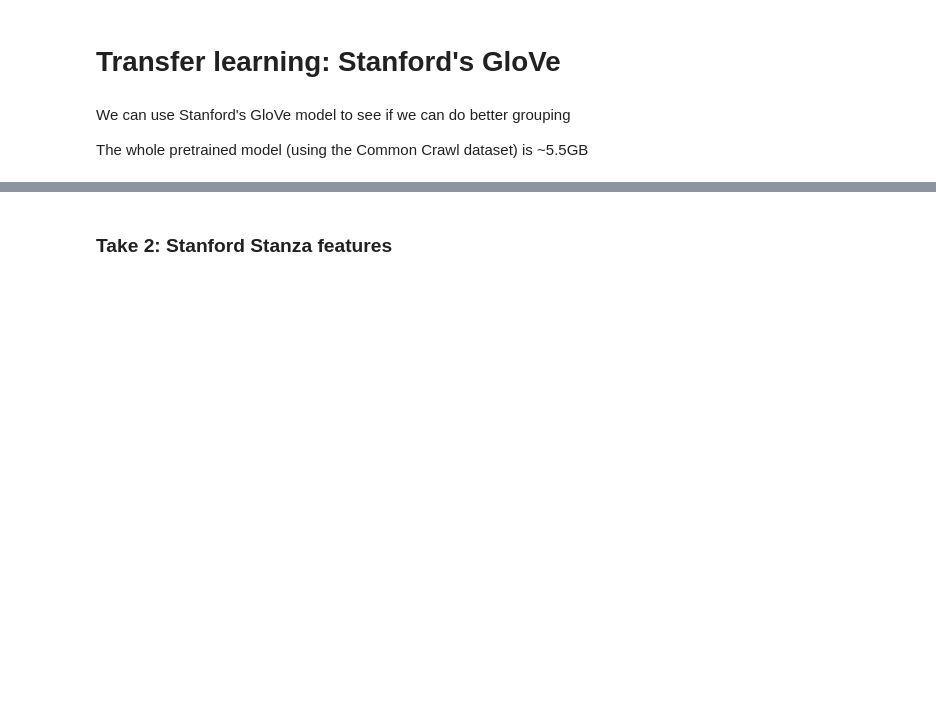
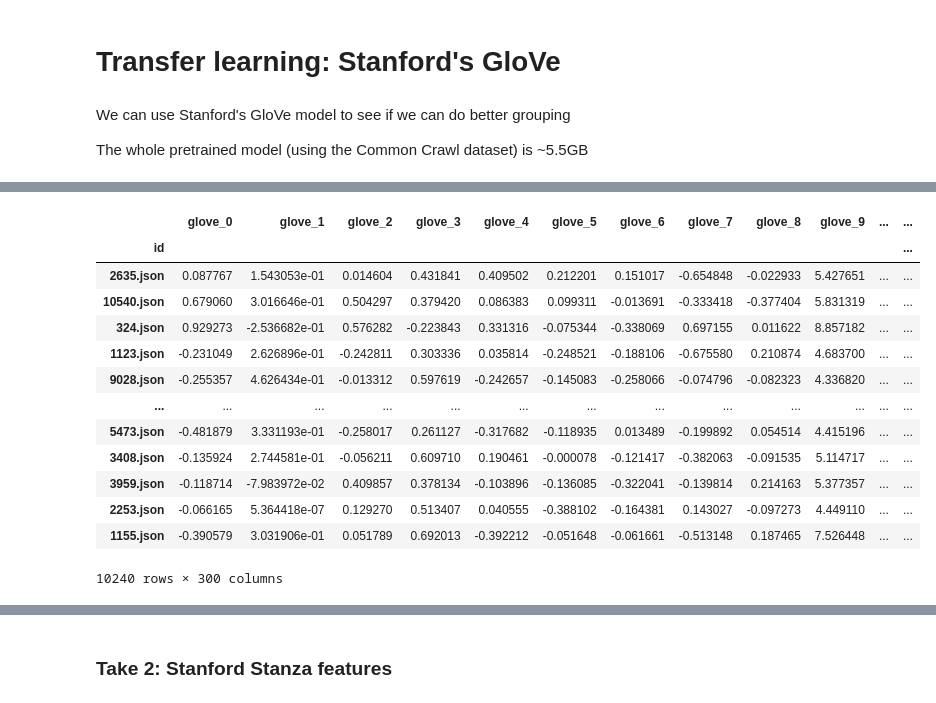
Before and after one commit to KunojiLym/metis_project_4, a Jupyter notebook: liar_eda.ipynb, the cells around one changed output, grey strips where cells are left out. Cells and saved outputs as stored; diff of their text form; code cells hidden in the pictures; blank space fills up the shorter version.

```diff
--- a/liar_eda.ipynb
+++ b/liar_eda.ipynb
@@ -1978,0 +2033,51 @@ glove_model = KeyedVectors.load_word2vec_format(tmp_file)
+# %%
+statement_glove_train = liar_train['statement'].apply(lambda s: buildWordVector(s.split(' '), 300)[0])
+statement_glove_valid = liar_valid['statement'].apply(lambda s: buildWordVector(s.split(' '), 300)[0])
+statement_glove_test = liar_test['statement'].apply(lambda s: buildWordVector(s.split(' '), 300)[0])
+
+glove_statement_train = pd.DataFrame(list(statement_glove_train), index=liar_train.index).add_prefix('glove_s_')
+glove_statement_valid = pd.DataFrame(list(statement_glove_valid), index=liar_valid.index).add_prefix('glove_s_')
+glove_statmenet_test = pd.DataFrame(list(statement_glove_test), index=liar_test.index).add_prefix('glove_s_')
+# %%
+context_glove_train = liar_train['context'].apply(lambda s: buildWordVector(s.split(' '), 300)[0])
+context_glove_valid = liar_valid['context'].apply(lambda s: buildWordVector(s.split(' '), 300)[0])
+context_glove_test = liar_test['context'].apply(lambda s: buildWordVector(s.split(' '), 300)[0])
+
+glove_context_train = pd.DataFrame(list(context_glove_train), index=liar_train.index).add_prefix('glove_c_')
+glove_context_valid = pd.DataFrame(list(context_glove_valid), index=liar_valid.index).add_prefix('glove_c_')
+glove_context_test = pd.DataFrame(list(context_glove_test), index=liar_test.index).add_prefix('glove_c_')
+# %%
+job_glove_train = liar_train['speaker_job'].apply(lambda s: buildWordVector(s.split(' '), 300)[0])
+job_glove_valid = liar_valid['speaker_job'].apply(lambda s: buildWordVector(s.split(' '), 300)[0])
+job_glove_test = liar_test['speaker_job'].apply(lambda s: buildWordVector(s.split(' '), 300)[0])
+
+glove_job_train = pd.DataFrame(list(job_glove_train), index=liar_train.index).add_prefix('glove_j_')
+glove_job_valid = pd.DataFrame(list(job_glove_valid), index=liar_valid.index).add_prefix('glove_j_')
+glove_job_test = pd.DataFrame(list(job_glove_test), index=liar_test.index).add_prefix('glove_j_')
+# %%
+glove_train = pd.DataFrame(list(statement_glove_train
+                                + context_glove_train
+                                + job_glove_train), index=liar_train.index).add_prefix('glove_')
+glove_valid = pd.DataFrame(list(statement_glove_valid
+                                + context_glove_valid
+                                + job_glove_valid), index=liar_valid.index).add_prefix('glove_')
+glove_test = pd.DataFrame(list(statement_glove_test
+                               + context_glove_test
+                               + job_glove_test), index=liar_test.index).add_prefix('glove_')
+# %%
+glove_train
+# %% [output]
+|  | glove_0 | glove_1 | glove_2 | glove_3 | glove_4 | glove_5 | glove_6 | glove_7 | glove_8 | glove_9 | ... | ... |
+| id |  |  |  |  |  |  |  |  |  |  |  | ... |
+| 2635.json | 0.087767 | 1.543053e-01 | 0.014604 | 0.431841 | 0.409502 | 0.212201 | 0.151017 | -0.654848 | -0.022933 | 5.427651 | ... | ... |
+| 10540.json | 0.679060 | 3.016646e-01 | 0.504297 | 0.379420 | 0.086383 | 0.099311 | -0.013691 | -0.333418 | -0.377404 | 5.831319 | ... | ... |
+| 324.json | 0.929273 | -2.536682e-01 | 0.576282 | -0.223843 | 0.331316 | -0.075344 | -0.338069 | 0.697155 | 0.011622 | 8.857182 | ... | ... |
+| 1123.json | -0.231049 | 2.626896e-01 | -0.242811 | 0.303336 | 0.035814 | -0.248521 | -0.188106 | -0.675580 | 0.210874 | 4.683700 | ... | ... |
+| 9028.json | -0.255357 | 4.626434e-01 | -0.013312 | 0.597619 | -0.242657 | -0.145083 | -0.258066 | -0.074796 | -0.082323 | 4.336820 | ... | ... |
+| ... | ... | ... | ... | ... | ... | ... | ... | ... | ... | ... | ... | ... |
+| 5473.json | -0.481879 | 3.331193e-01 | -0.258017 | 0.261127 | -0.317682 | -0.118935 | 0.013489 | -0.199892 | 0.054514 | 4.415196 | ... | ... |
+| 3408.json | -0.135924 | 2.744581e-01 | -0.056211 | 0.609710 | 0.190461 | -0.000078 | -0.121417 | -0.382063 | -0.091535 | 5.114717 | ... | ... |
+| 3959.json | -0.118714 | -7.983972e-02 | 0.409857 | 0.378134 | -0.103896 | -0.136085 | -0.322041 | -0.139814 | 0.214163 | 5.377357 | ... | ... |
+| 2253.json | -0.066165 | 5.364418e-07 | 0.129270 | 0.513407 | 0.040555 | -0.388102 | -0.164381 | 0.143027 | -0.097273 | 4.449110 | ... | ... |
+| 1155.json | -0.390579 | 3.031906e-01 | 0.051789 | 0.692013 | -0.392212 | -0.051648 | -0.061661 | -0.513148 | 0.187465 | 7.526448 | ... | ... |
+10240 rows × 300 columns
```
Also changed, not shown: parts of 25 cells of this notebook.
